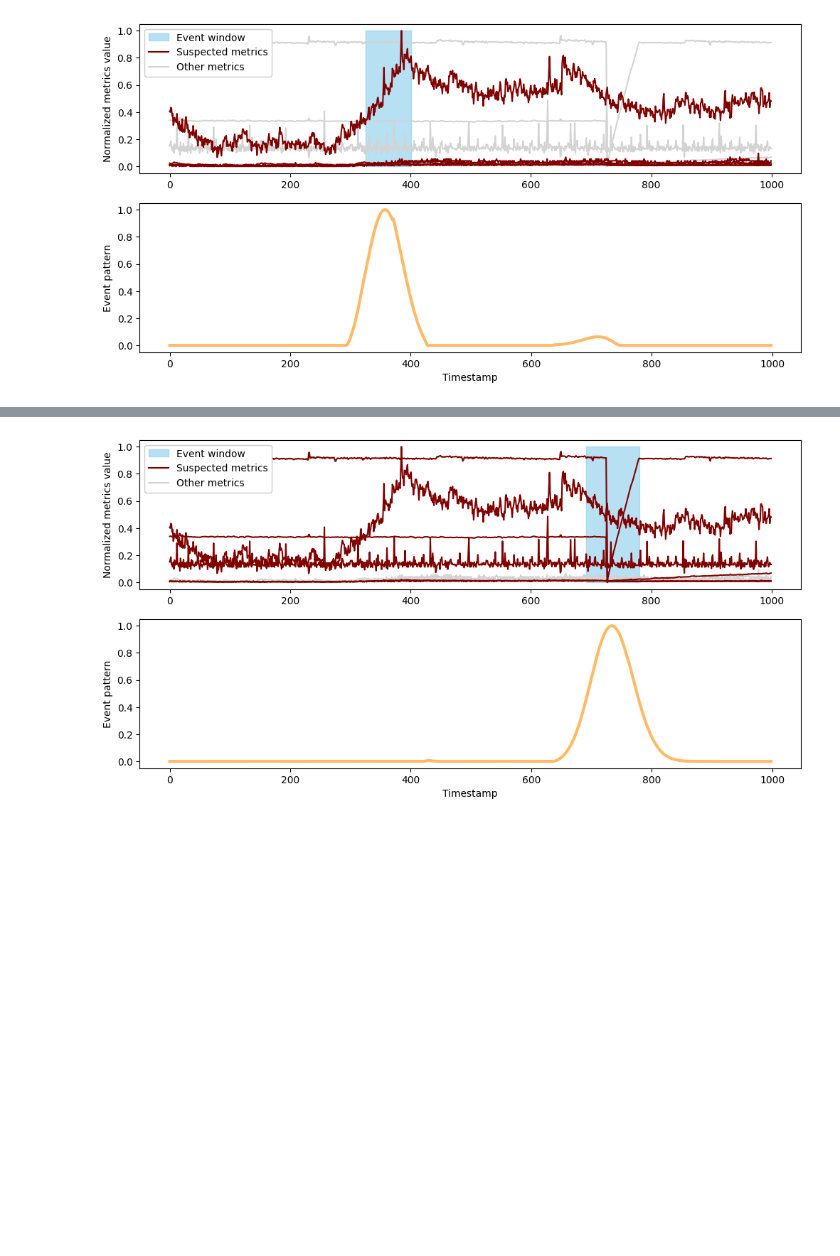
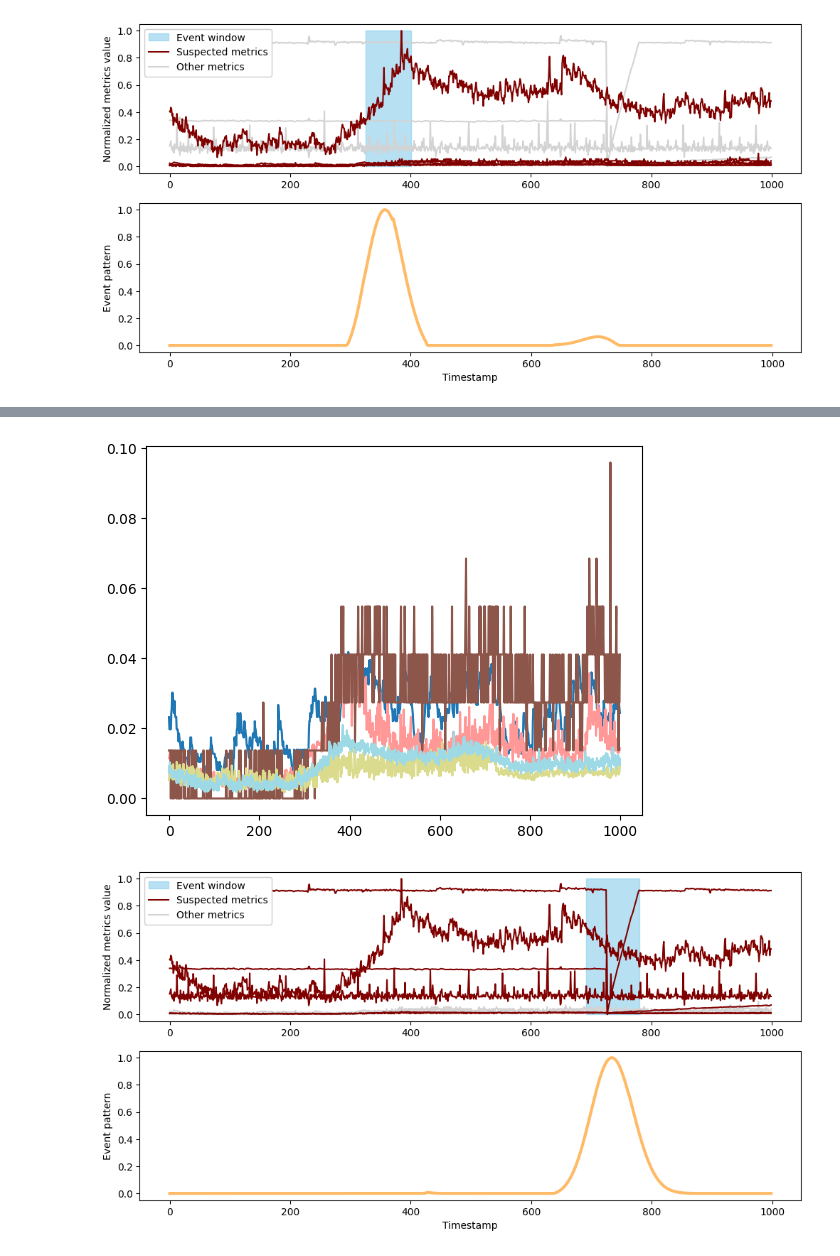
Before and after one commit to opensearch-project/opensearch-py-ml, a Jupyter notebook: docs/source/examples/demo_metrics_correlation.ipynb, the cells around one changed output, grey strips where cells are left out. Cells and saved outputs as stored; diff of their text form; code cells hidden in the pictures; blank space fills up the shorter version.

```diff
--- a/docs/source/examples/demo_metrics_correlation.ipynb
+++ b/docs/source/examples/demo_metrics_correlation.ipynb
@@ -172,3 +189,9 @@ plot_event(results['output']['inference_results'][0], df_pd)
+# %%
+ixs = [0, 3, 4, 7, 8]
+for i in ixs:
+    plt.plot(df_pd.iloc[i], color = cm(vals[i]))
+# %% [output]
+[figure, added]
 # %%
 plot_event(results['output']['inference_results'][1], df_pd)
 # %% [output]
```
Also changed, not shown: parts of 7 cells of this notebook, 2 other files.
